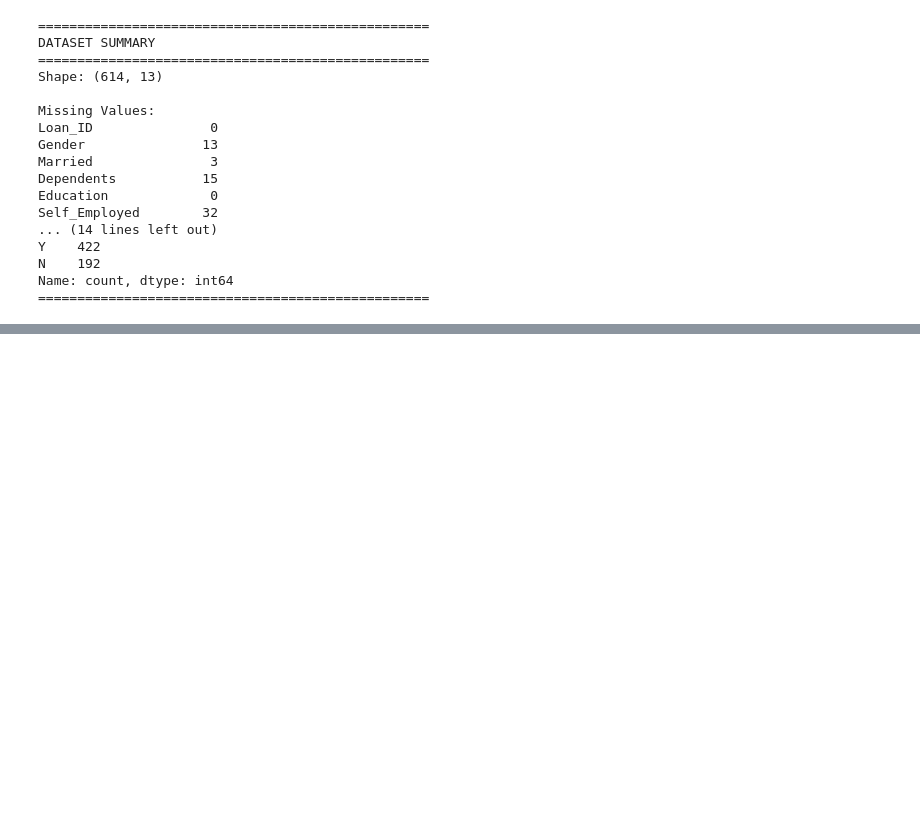
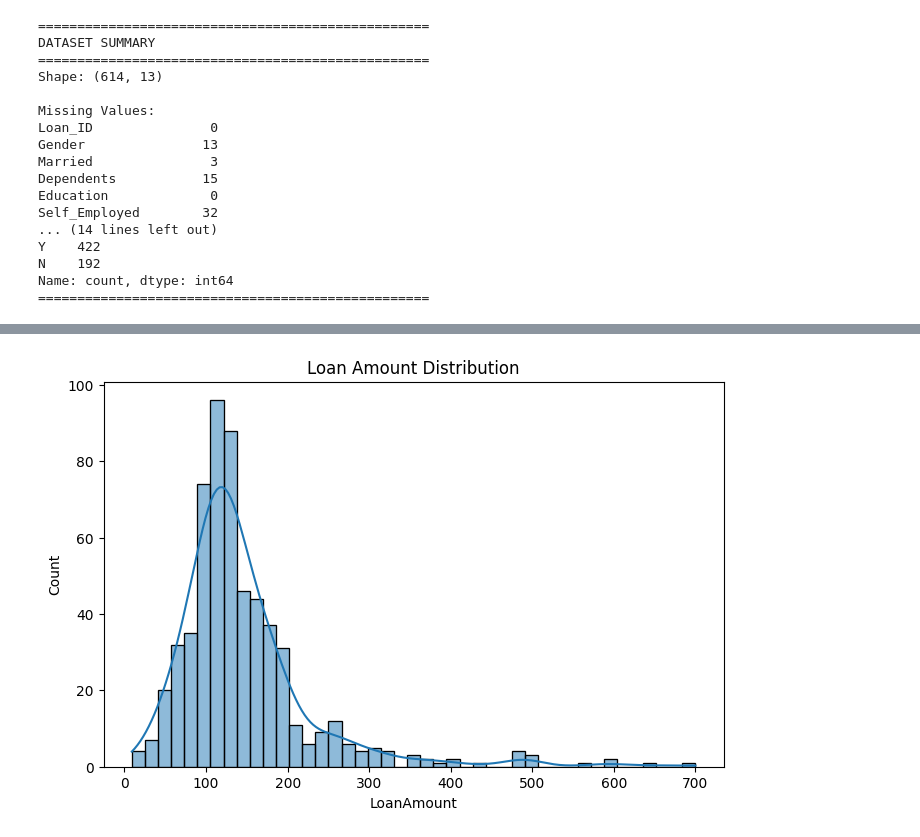
Before and after one commit to Siddhitapase20/creditrisk-ai-loan-default-prediction, a Jupyter notebook: notebooks/phase1_data_understanding.ipynb, the cells around one changed output, grey strips where cells are left out. Drawn from its saved outputs; the diff is of its cells as text; code cells hidden in the pictures; blank space fills up the shorter version.

```diff
--- a/notebooks/phase1_data_understanding.ipynb
+++ b/notebooks/phase1_data_understanding.ipynb
@@ -204,0 +246,12 @@ Name: count, dtype: int64
+# %%
+plt.figure(figsize=(8,5))
+
+sns.histplot(
+    df['LoanAmount'],
+    kde=True
+)
+
+plt.title("Loan Amount Distribution")
+plt.show()
+# %% [output]
+[figure, added]
```
Also changed, not shown: parts of 12 cells of this notebook.
